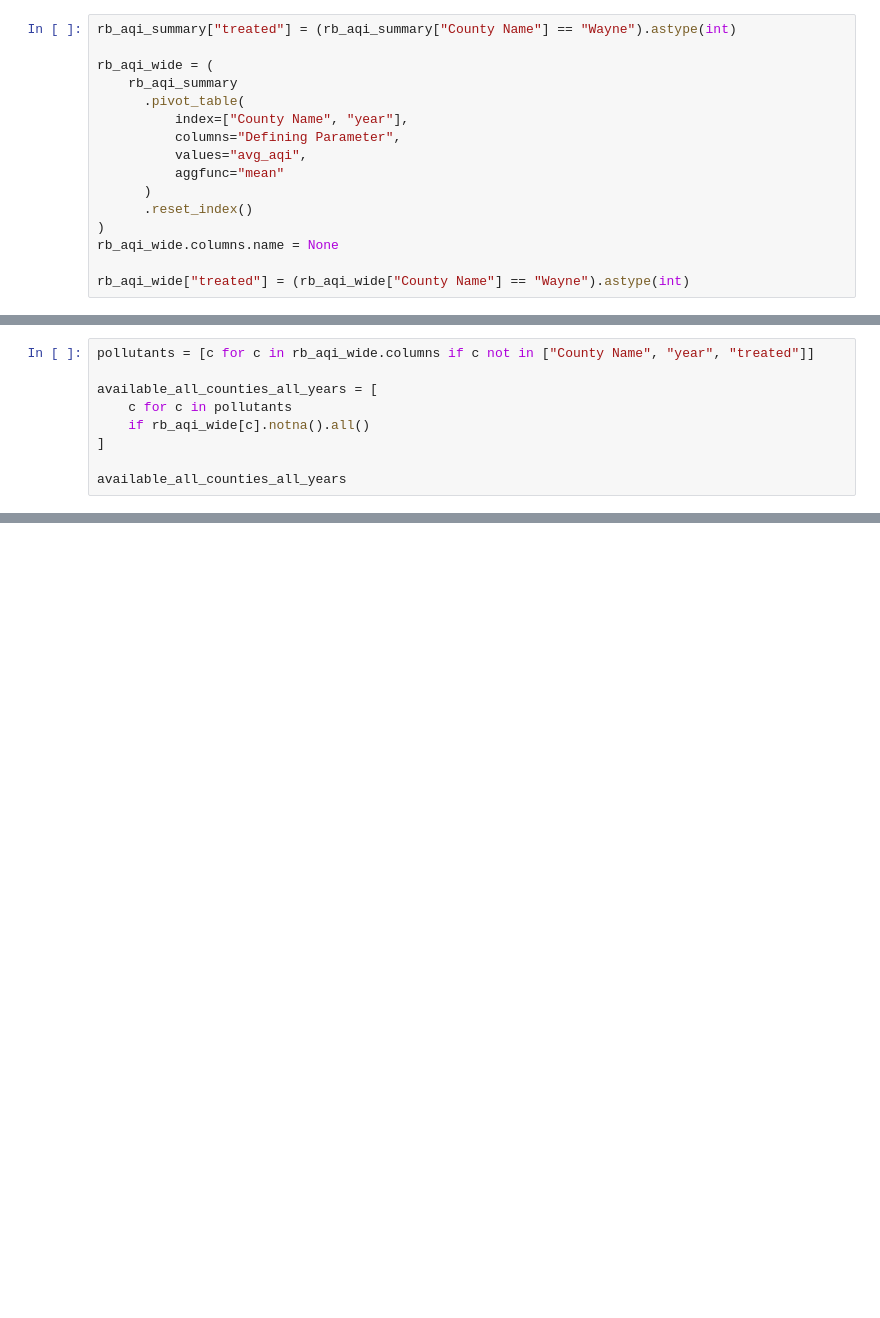
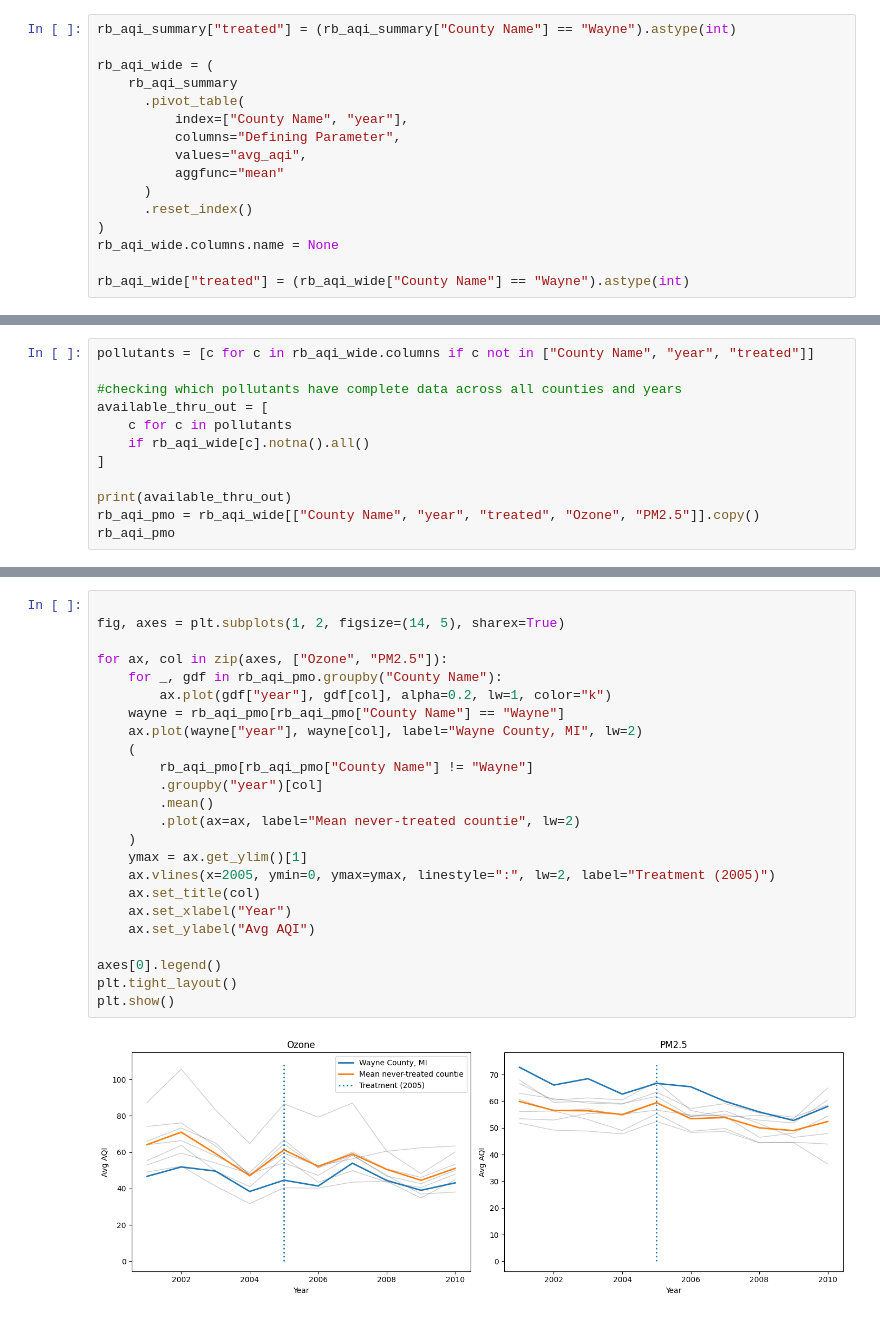
Before and after one commit to wren17/epa_greenbook_project, a Jupyter notebook: aqi_analysis.ipynb, the cells around one changed output, grey strips where cells are left out. Drawn from its saved outputs; the diff is of its cells as text; blank space fills up the shorter version.

```diff
--- a/aqi_analysis.ipynb
+++ b/aqi_analysis.ipynb
@@ -93,11 +99,14 @@ rb_aqi_wide
 # %%
 pollutants = [c for c in rb_aqi_wide.columns if c not in ["County Name", "year", "treated"]]
 
-available_all_counties_all_years = [
+#checking which pollutants have complete data across all counties and years
+available_thru_out = [
     c for c in pollutants
     if rb_aqi_wide[c].notna().all()
 ]
 
-available_all_counties_all_years
+print(available_thru_out)
+rb_aqi_pmo = rb_aqi_wide[["County Name", "year", "treated", "Ozone", "PM2.5"]].copy()
+rb_aqi_pmo
 # %% [output]
 ['Ozone', 'PM2.5']
@@ -103,0 +126,26 @@ available_all_counties_all_years
+# %%
+
+fig, axes = plt.subplots(1, 2, figsize=(14, 5), sharex=True)
+
+for ax, col in zip(axes, ["Ozone", "PM2.5"]):
+    for _, gdf in rb_aqi_pmo.groupby("County Name"):
+        ax.plot(gdf["year"], gdf[col], alpha=0.2, lw=1, color="k")
+    wayne = rb_aqi_pmo[rb_aqi_pmo["County Name"] == "Wayne"]
+    ax.plot(wayne["year"], wayne[col], label="Wayne County, MI", lw=2)
+    (
+        rb_aqi_pmo[rb_aqi_pmo["County Name"] != "Wayne"]
+        .groupby("year")[col]
+        .mean()
+        .plot(ax=ax, label="Mean never-treated countie", lw=2)
+    )
+    ymax = ax.get_ylim()[1]
+    ax.vlines(x=2005, ymin=0, ymax=ymax, linestyle=":", lw=2, label="Treatment (2005)")
+    ax.set_title(col)
+    ax.set_xlabel("Year")
+    ax.set_ylabel("Avg AQI")
+
+axes[0].legend()
+plt.tight_layout()
+plt.show()
+# %% [output]
+[figure, added]
```
Also changed, not shown: parts of 10 cells of this notebook.
